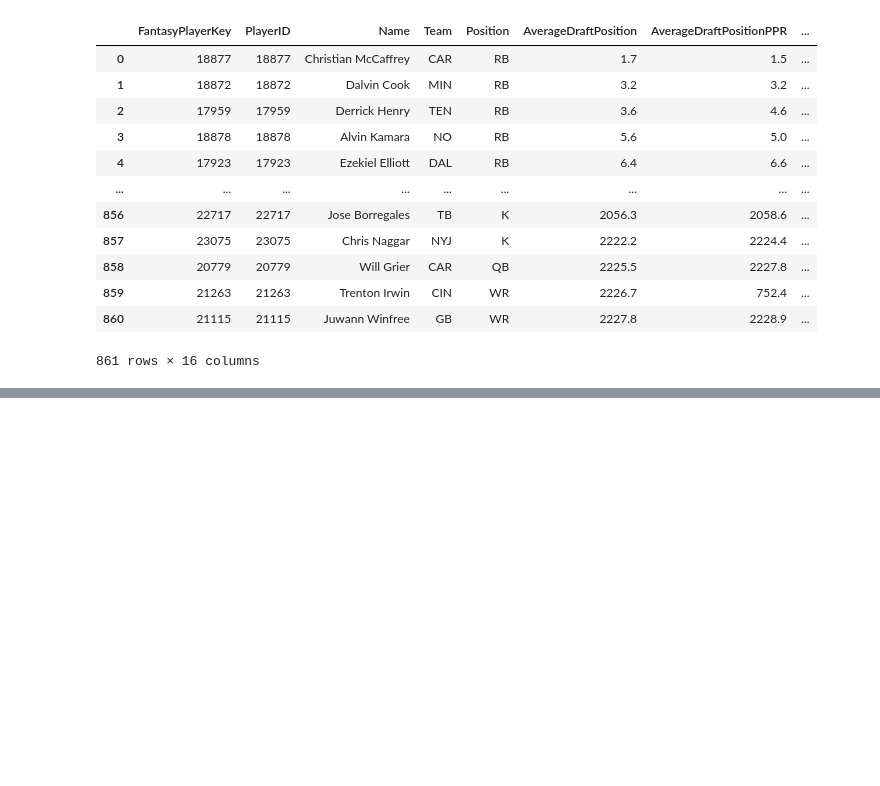
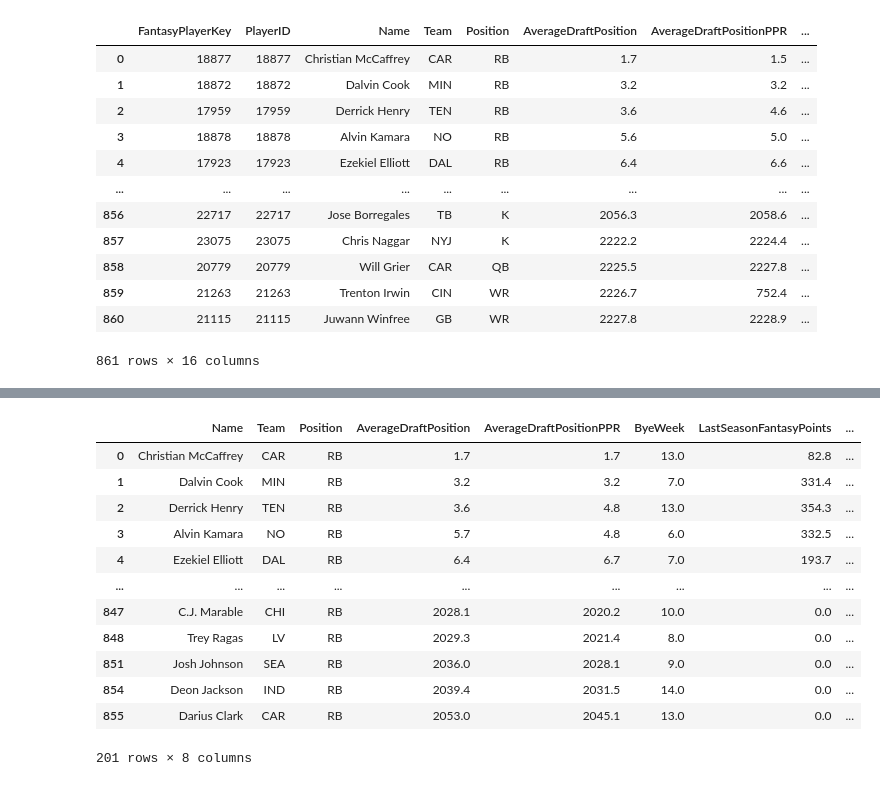
Before and after one commit to TBG1006/Fantasy-Football, a Jupyter notebook: Fantasy Football ADP DATA.ipynb, the cells around one changed output, grey strips where cells are left out. Cells and saved outputs as stored; diff of their text form; code cells hidden in the pictures; blank space fills up the shorter version.

```diff
--- a/Fantasy Football ADP DATA.ipynb
+++ b/Fantasy Football ADP DATA.ipynb
@@ -48,0 +64,33 @@ df= pd.read_json(f"https://api.sportsdata.io/v3/nfl/stats/json/FantasyPlayers?ke
+# %%
+#BY
+#Create Data Frame that will be used to create table of all stats for each posiiton (5 total)
+#RB
+
+RB = df.drop(columns =["FantasyPlayerKey", "PlayerID","AuctionValue","AuctionValuePPR","AverageDraftPositionIDP","AverageDraftPositionRookie","AverageDraftPositionDynasty","AverageDraftPosition2QB"])
+RB_df = RB.loc[RB["Position"]=="RB"]
+RB_df
+# # RB_df = df["Position"].u
+# oc[concatenated_df["3_TECH_ORG_CORRECT"]=="1"]nique()
+
+# tech_mental_health = concatenated_df.loc[concatenated_df["3_TECH_ORG_CORRECT"]=="1"]
+# tech_mental_health
+
+# position_df = pd.DataFrame(position).rename(columns={0:'Position'})
+# position_df
+
+# "Team","Position","AverageDraftPosition", "AverageDraftPositionPPR", "ByeWeek", "LastSeasonFantasyPoints", "ProjectedFantasyPoints"\
+#                 from "ADP_Data"\
+# %% [output]
+|  | Name | Team | Position | AverageDraftPosition | AverageDraftPositionPPR | ByeWeek | LastSeasonFantasyPoints | ... |
+| 0 | Christian McCaffrey | CAR | RB | 1.7 | 1.7 | 13.0 | 82.8 | ... |
+| 1 | Dalvin Cook | MIN | RB | 3.2 | 3.2 | 7.0 | 331.4 | ... |
+| 2 | Derrick Henry | TEN | RB | 3.6 | 4.8 | 13.0 | 354.3 | ... |
+| 3 | Alvin Kamara | NO | RB | 5.7 | 4.8 | 6.0 | 332.5 | ... |
+| 4 | Ezekiel Elliott | DAL | RB | 6.4 | 6.7 | 7.0 | 193.7 | ... |
+| ... | ... | ... | ... | ... | ... | ... | ... | ... |
+| 847 | C.J. Marable | CHI | RB | 2028.1 | 2020.2 | 10.0 | 0.0 | ... |
+| 848 | Trey Ragas | LV | RB | 2029.3 | 2021.4 | 8.0 | 0.0 | ... |
+| 851 | Josh Johnson | SEA | RB | 2036.0 | 2028.1 | 9.0 | 0.0 | ... |
+| 854 | Deon Jackson | IND | RB | 2039.4 | 2031.5 | 14.0 | 0.0 | ... |
+| 855 | Darius Clark | CAR | RB | 2053.0 | 2045.1 | 13.0 | 0.0 | ... |
+201 rows × 8 columns
```
Also changed, not shown: parts of 29 cells of this notebook, 3 other files.
